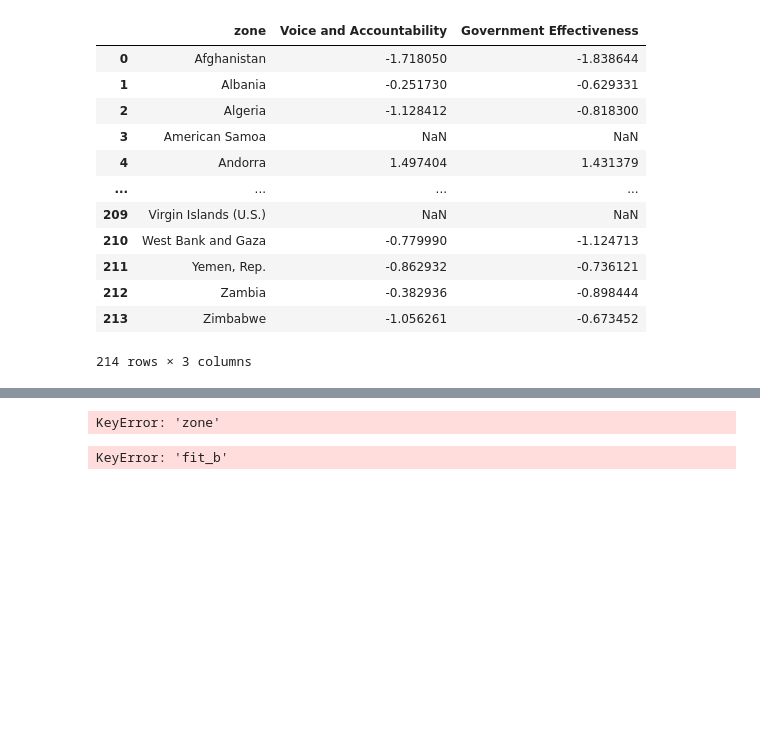
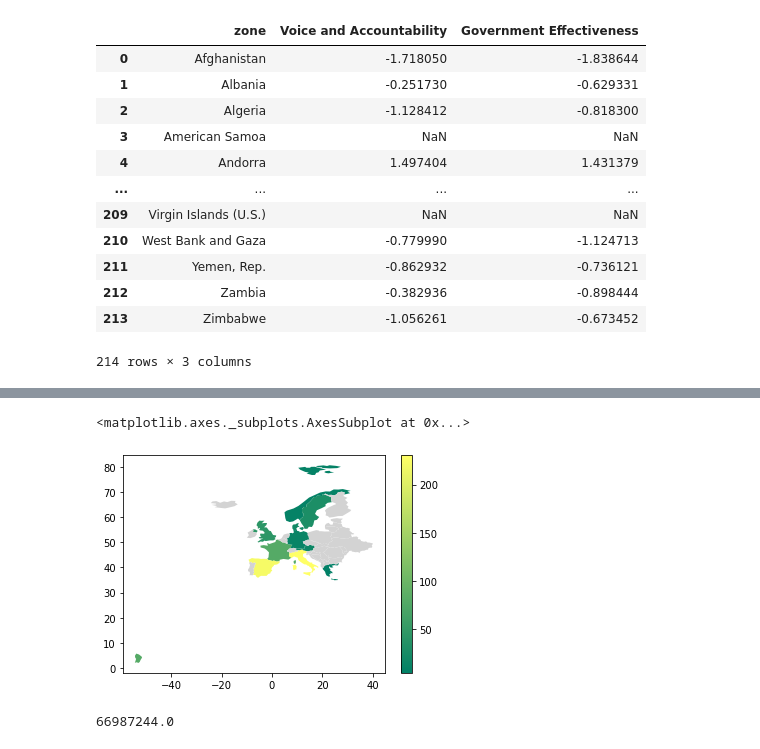
Before and after one commit to JeppeKlitgaard/COVID-19, a Jupyter notebook: COVID_data.ipynb, the cells around one changed output, grey strips where cells are left out. Saved outputs shown, nothing was run; the diff lists cells and outputs as text; code cells hidden in the pictures; blank space fills up the shorter version.

```diff
--- a/COVID_data.ipynb
+++ b/COVID_data.ipynb
@@ -193,18 +192,20 @@ ts_df
 # %%
-zone_df = pd.merge(zone_df, pd.DataFrame(countries_fit), on='zone', how='right')
-zone_df
+new_df = pd.merge(zone_df, pd.DataFrame(countries_fit), on=['zone'], how='right')
-# %% [output]
-KeyError: 'zone'
 # %%
 
 world = geopandas.read_file(geopandas.datasets.get_path('naturalearth_lowres'))
 
 world.rename(columns={'name': 'zone'}, inplace=True)
 
-a = world.merge(zone_df, on='zone', how='outer')
+a = world.merge(new_df, on='zone', how='outer')
 
-a.plot(column='fit_b', legend=True, cmap='summer', missing_kwds={
+a.query('continent == "Europe"').query('zone != "Russia"').plot(column='deaths_per_1M', legend=True, cmap='summer', missing_kwds={
     "color": 'lightgrey'
 })
 # %% [output]
-KeyError: 'fit_b'
+<matplotlib.axes._subplots.AxesSubplot at 0x...>
+[figure, added]
+# %%
+zone_df.query('zone == "France"')['population'].iloc[0]
+# %% [output]
+66987244.0
```
Also changed, not shown: parts of 12 cells of this notebook, 2 other files.
